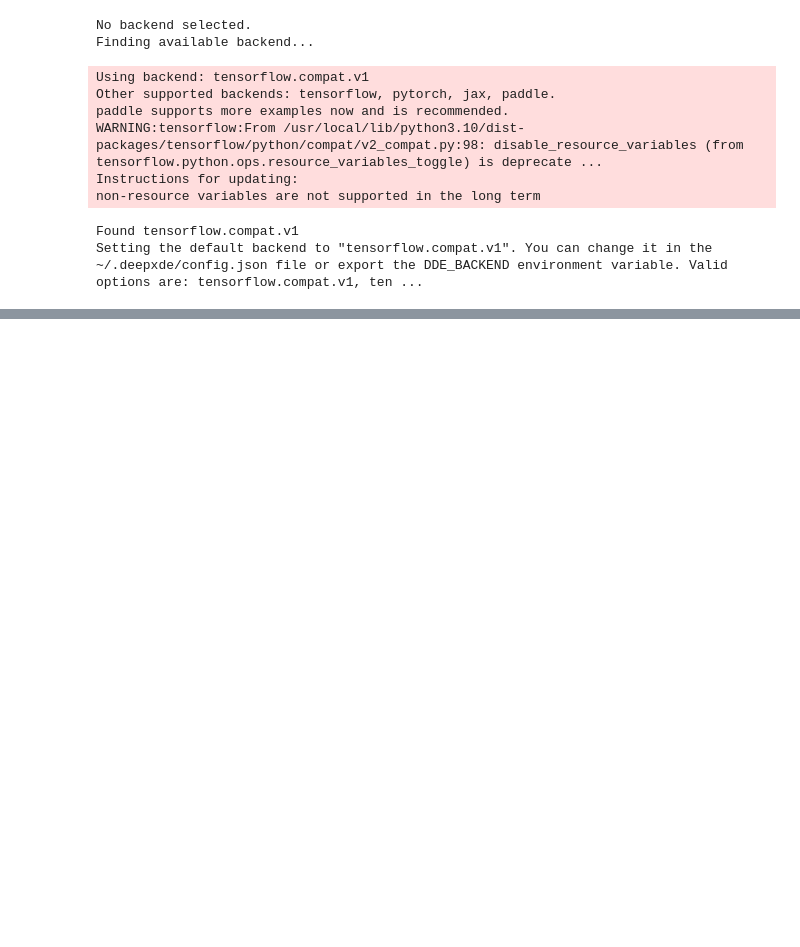
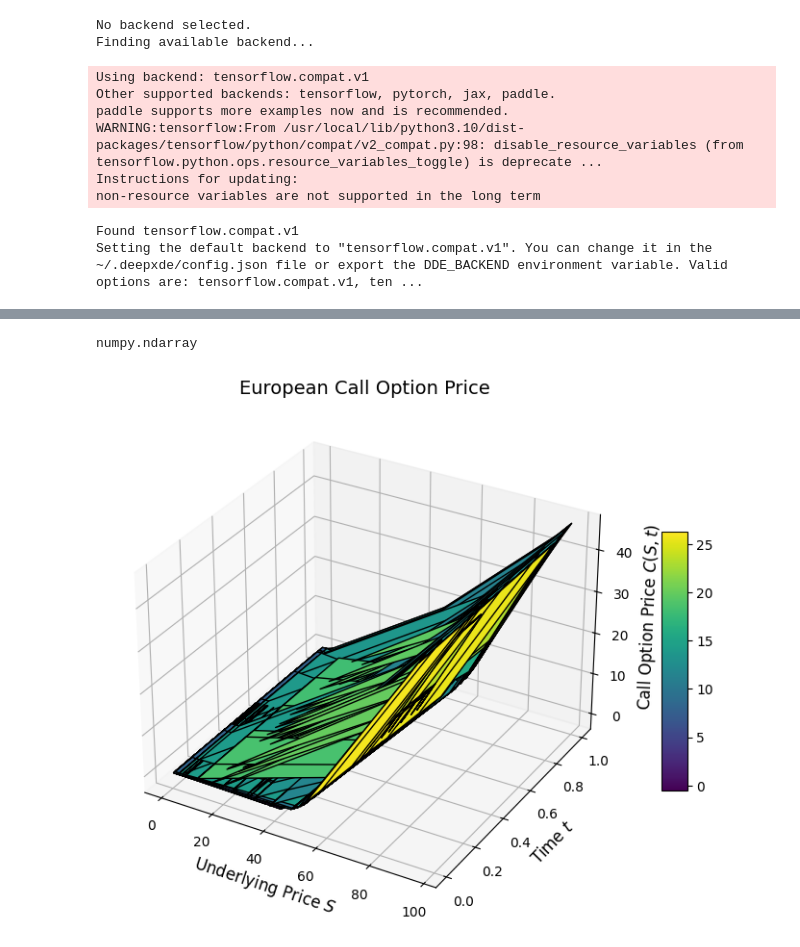
Before and after one commit to aderdouri/PINNs, a Jupyter notebook: Tutorials/bs_deepxde.ipynb, the cells around one changed output, grey strips where cells are left out. Saved outputs shown, nothing was run; the diff lists cells and outputs as text; code cells hidden in the pictures; blank space fills up the shorter version.

```diff
--- a/Tutorials/bs_deepxde.ipynb
+++ b/Tutorials/bs_deepxde.ipynb
@@ -138,0 +150,16 @@ Saving test data to /content/test.dat ...
+# %%
+import torch
+
+S, t = X[:, 0:1], X[:, 1:2]
+S_tensor = torch.tensor(S.squeeze())
+t_tensor = torch.tensor(t.squeeze())
+
+S_grid_pred, t_grid_pred = torch.meshgrid(S_tensor.squeeze(), t_tensor.squeeze(),
+                                          indexing='ij')
+S_flat = S_grid_pred.flatten().view(-1, 1)
+t_flat = t_grid_pred.flatten().view(-1, 1)
+
+X_grid = torch.cat((S_flat, t_flat), dim=1)
+X_grid_np = X_grid.detach().numpy()
+y_pred_flat = model.predict(X_grid_np)
+y_pred = y_pred_flat.reshape(100, 100)
@@ -139 +185,20 @@ Saving test data to /content/test.dat ...
+# %%
+type(X[:, 0:1])
+# %% [output]
+numpy.ndarray
+# %%
+# Plot the results
+fig = plt.figure(figsize=(10, 7))
+ax = fig.add_subplot(111, projection='3d')
+
+# Plot surface
+surf = ax.plot_surface(S_grid_pred, t_grid_pred, y_pred, cmap='viridis', edgecolor='k')
+ax.set_title("European Call Option Price", fontsize=14)
+ax.set_xlabel("Underlying Price $S$", fontsize=12)
+ax.set_ylabel("Time $t$", fontsize=12)
+ax.set_zlabel("Call Option Price $C(S,t)$", fontsize=12)
+fig.colorbar(surf, shrink=0.5, aspect=10)
+plt.show()
+# %% [output]
+[figure, added]
 # %%
```
Also changed, not shown: parts of 9 cells of this notebook.
